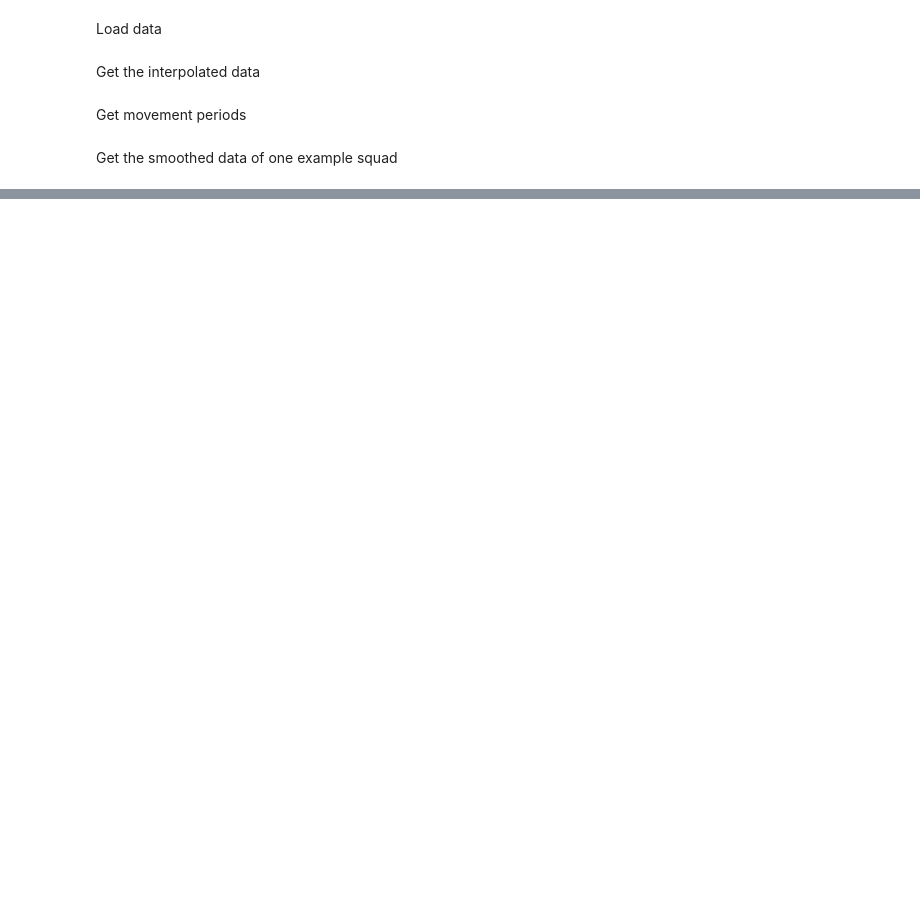
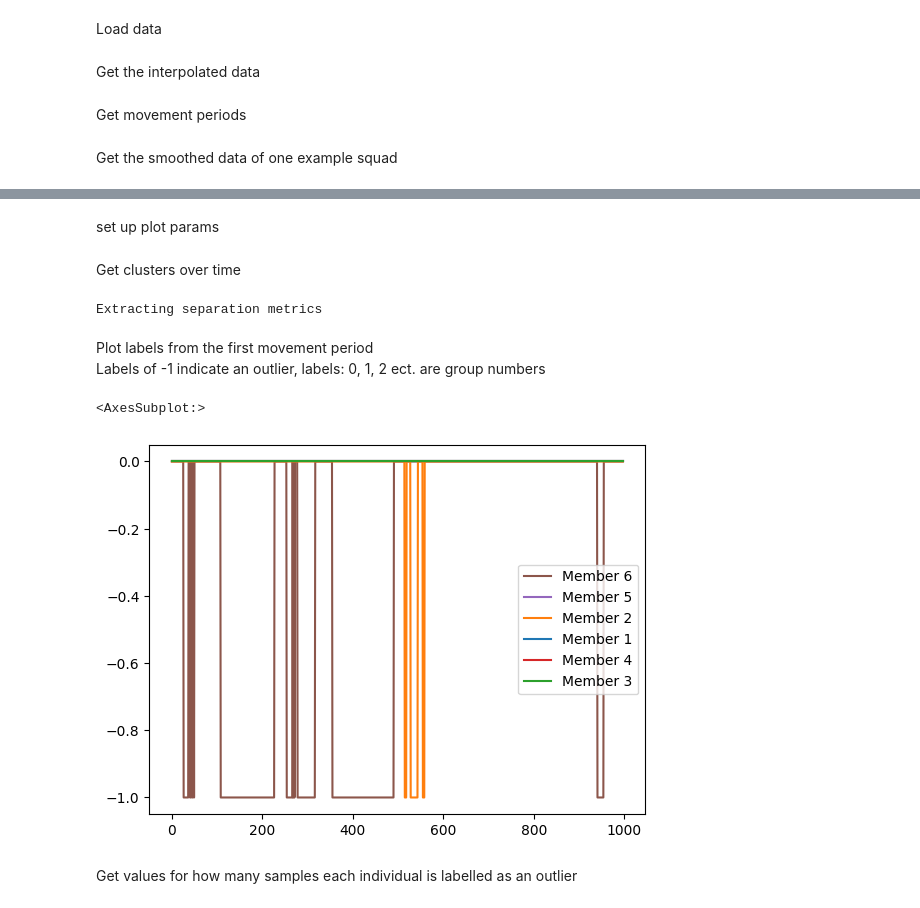
Before and after one commit to Tufts-University/FLOCK, a Jupyter notebook: Tutorials/Clustering-Metrics.ipynb, the cells around one changed output, grey strips where cells are left out. Cells and saved outputs as stored; diff of their text form; code cells hidden in the pictures; blank space fills up the shorter version.

```diff
--- a/Tutorials/Clustering-Metrics.ipynb
+++ b/Tutorials/Clustering-Metrics.ipynb
@@ -32,4 +32,4 @@ rucks_bySquad, rests_bySquad, all_stops = Preprocessing.get_slices_byArea(interp
 # %% [markdown]
 Get the smoothed data of one example squad
 # %%
-smooth_rucks = Preprocessing.spline_smoothing(rucks_bySquad[1], s=3e1, UTM=True)
+smooth_rucks = Preprocessing.spline_smoothing(rucks_bySquad[0], s=3e1, UTM=True)
@@ -39,0 +36,22 @@ Membership probabilities
+# %% [markdown]
+set up plot params
+# %%
+# get group member names
+names = smooth_rucks[0].latitude.columns.tolist()
+# define colors for all plots
+color_dictionary = dict(zip(names, sns.color_palette(as_cmap=True)[:len(names)]))
+# %% [markdown]
+Get clusters over time
+# %%
+all_inertias, all_labels, all_scores = ClusteringFeats.cluster_for_separation(smooth_rucks, UTM=True, method='HDBSCAN', epsilon=10, min_cluster_size = 2)
+# %% [output]
+Extracting separation metrics
+# %% [markdown]
+Plot labels from the first movement period <br>Labels of -1 indicate an outlier, labels: 0, 1, 2 ect. are group numbers
+# %%
+all_labels[0].plot(color = color_dictionary)
+# %% [output]
+<AxesSubplot:>
+[figure, added]
+# %% [markdown]
+Get values for how many samples each individual is labelled as an outlier
```
Also changed, not shown: parts of 15 cells of this notebook, 12 other files.
